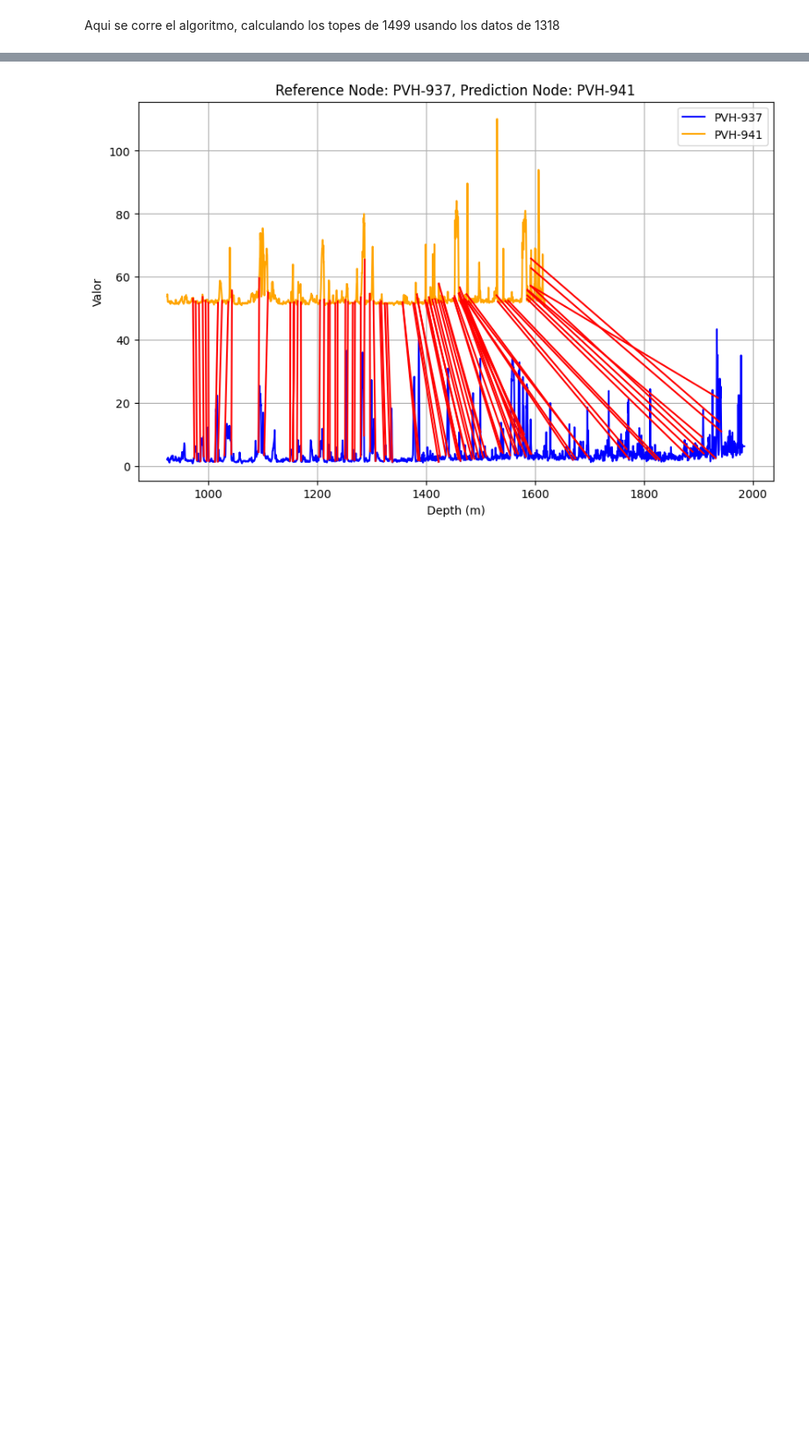
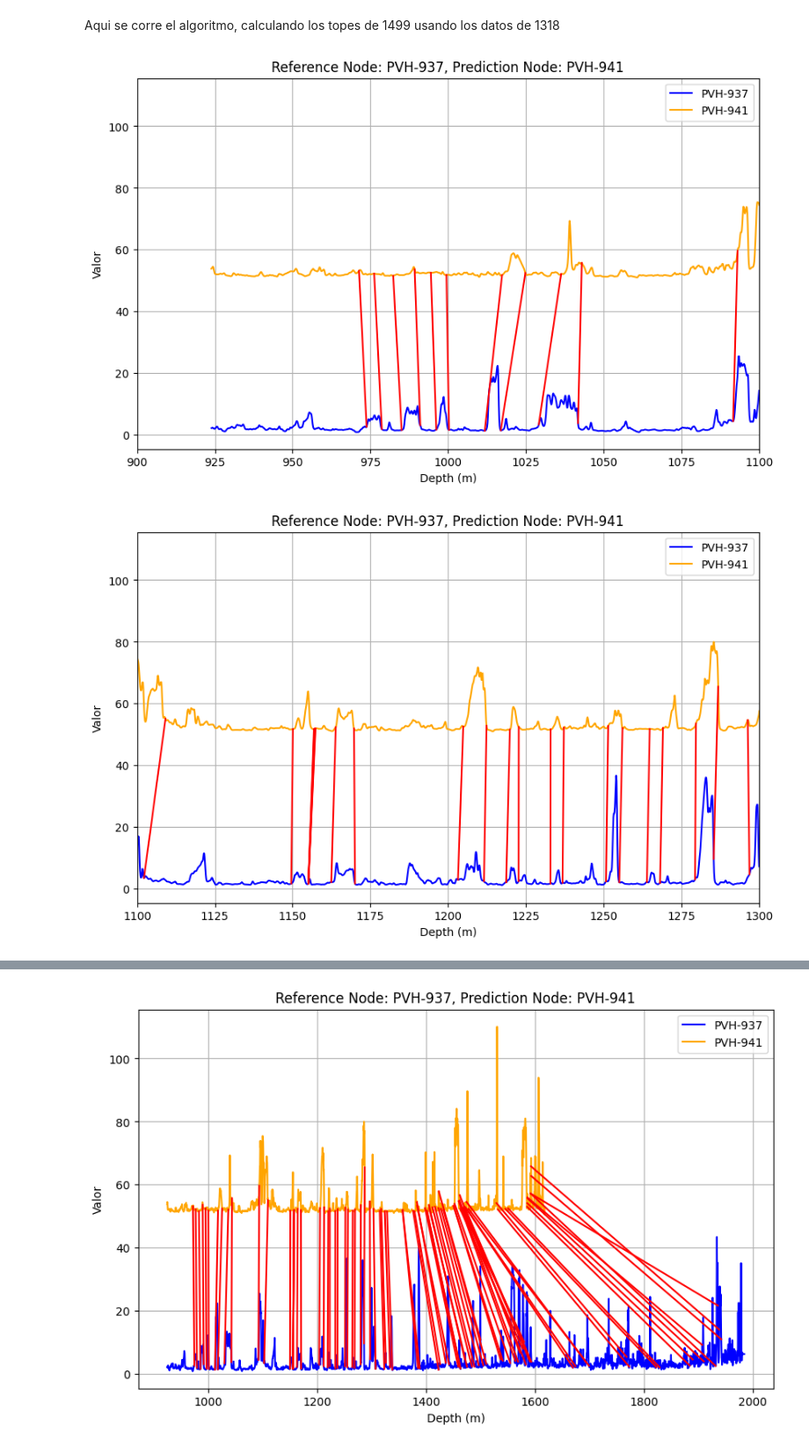
Before and after one commit to scast3/dtw_tool, a Jupyter notebook: more_nodes.ipynb, the cells around one changed output, grey strips where cells are left out. Shown at 88% size. Saved outputs shown, nothing was run; the diff lists cells and outputs as text; code cells hidden in the pictures; blank space fills up the shorter version.

```diff
--- a/more_nodes.ipynb
+++ b/more_nodes.ipynb
@@ -294,12 +294,15 @@ Aqui se corre el algoritmo, calculando los topes de 1499 usando los datos de 131
 # %%
 
 
 calc_tops(G, "PVH-937", "PVH-941")
 
-# def generate_ranges(start, end, step):
-#     return [(i, i + step) for i in range(start, end, step)]
+def generate_ranges(start, end, step):
+    return [(i, i + step) for i in range(start, end, step)]
 
-# ranges = generate_ranges(900, 1800, 200)
+ranges = generate_ranges(900, 1800, 200)
 
-# for r in ranges:
-#     profiles_comparison(G, "PVH-937", "PVH-941", list(r))
+for r in ranges:
+    profiles_comparison(G, "PVH-937", "PVH-941", list(r))
+# %% [output]
+[figure, added]
+[figure, added]
```
Also changed, not shown: parts of 3 cells of this notebook.
